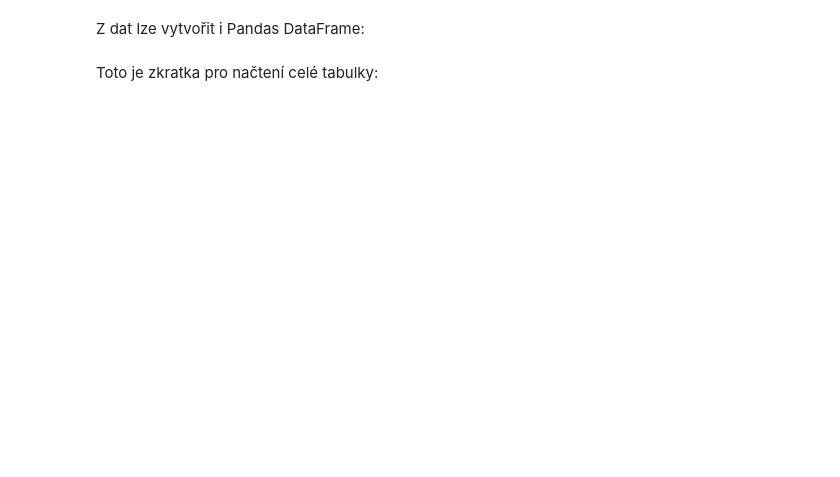
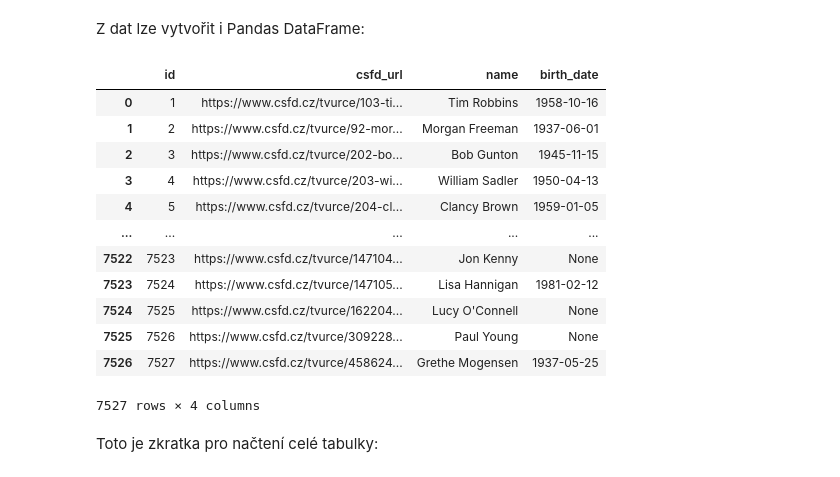
Before and after one commit to messa/pydata-databaze, a Jupyter notebook: index.ipynb, the cells around one changed output. Saved outputs shown, nothing was run; the diff lists cells and outputs as text; code cells hidden in the pictures; blank space fills up the shorter version.

```diff
--- a/index.ipynb
+++ b/index.ipynb
@@ -227,7 +295,21 @@ for row in result:
 # %% [markdown]
 Z dat lze vytvořit i Pandas DataFrame:
 # %%
-pd.read_sql_query('SELECT id, name FROM actors LIMIT 5', engine)
+pd.read_sql_query('SELECT * FROM actors', engine)
+# %% [output]
+|  | id | csfd_url | name | birth_date |
+| 0 | 1 | https://www.csfd.cz/tvurce/103-ti... | Tim Robbins | 1958-10-16 |
+| 1 | 2 | https://www.csfd.cz/tvurce/92-mor... | Morgan Freeman | 1937-06-01 |
+| 2 | 3 | https://www.csfd.cz/tvurce/202-bo... | Bob Gunton | 1945-11-15 |
+| 3 | 4 | https://www.csfd.cz/tvurce/203-wi... | William Sadler | 1950-04-13 |
+| 4 | 5 | https://www.csfd.cz/tvurce/204-cl... | Clancy Brown | 1959-01-05 |
+| ... | ... | ... | ... | ... |
+| 7522 | 7523 | https://www.csfd.cz/tvurce/147104... | Jon Kenny | None |
+| 7523 | 7524 | https://www.csfd.cz/tvurce/147105... | Lisa Hannigan | 1981-02-12 |
+| 7524 | 7525 | https://www.csfd.cz/tvurce/162204... | Lucy O'Connell | None |
+| 7525 | 7526 | https://www.csfd.cz/tvurce/309228... | Paul Young | None |
+| 7526 | 7527 | https://www.csfd.cz/tvurce/458624... | Grethe Mogensen | 1937-05-25 |
+7527 rows × 4 columns
 # %% [markdown]
 Toto je zkratka pro načtení celé tabulky:
 # %%
```
Also changed, not shown: parts of 32 cells of this notebook, 1 other file.
